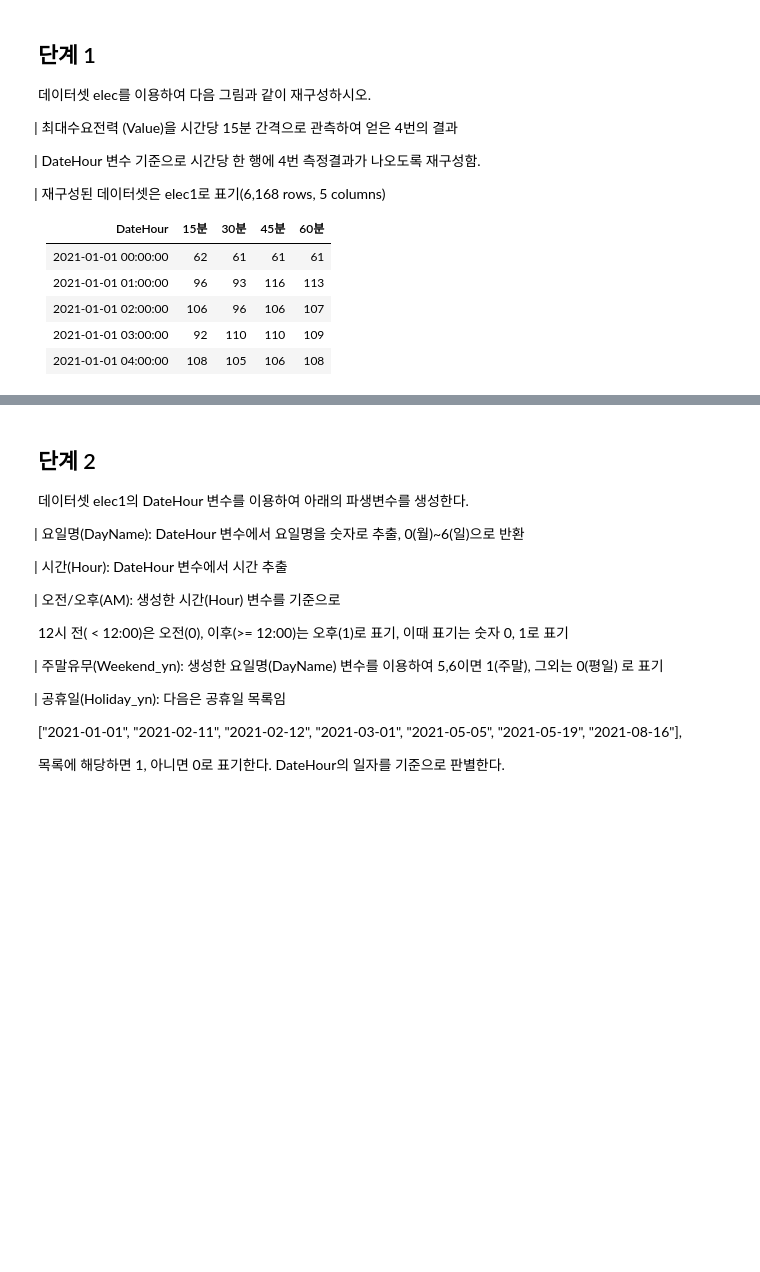
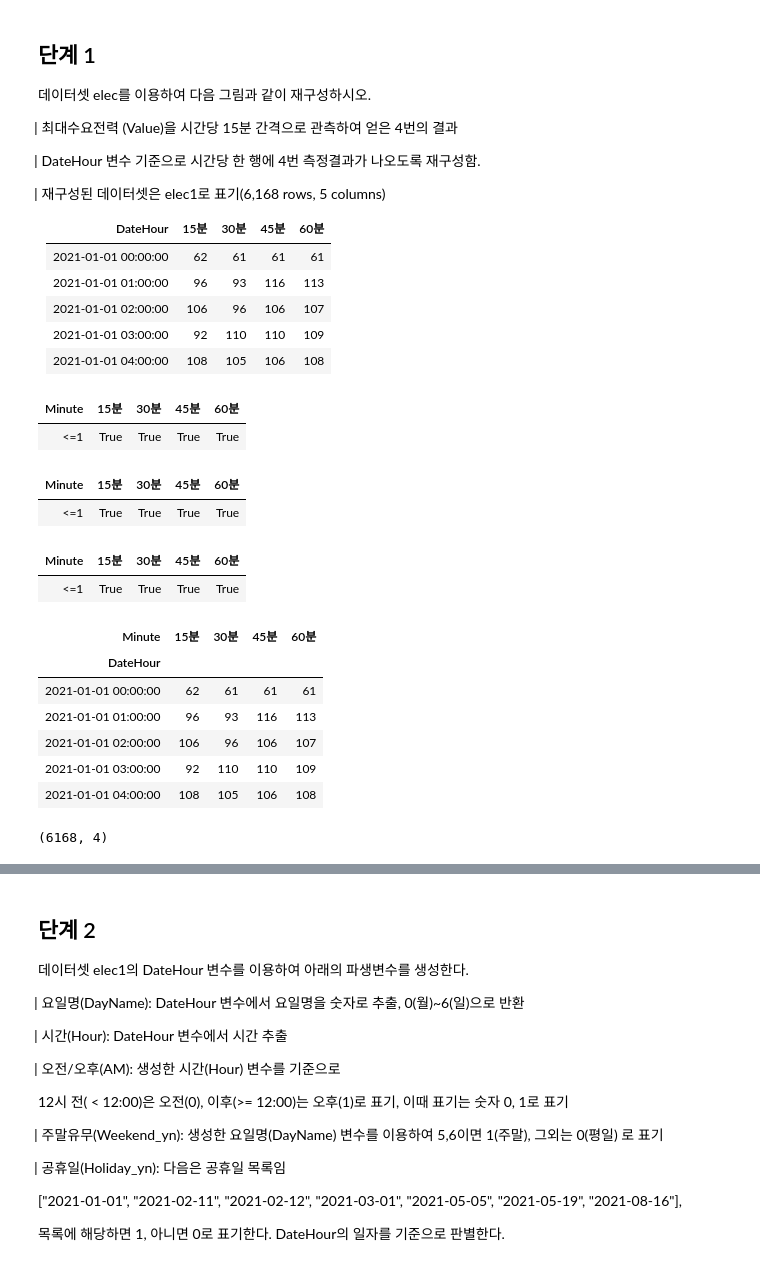
Before and after one commit to dowonjj/DS_lv3_2504_2, a Jupyter notebook: sec_ds_lv3_prob3_prob.ipynb, the cells around one changed output, grey strips where cells are left out. Cells and saved outputs as stored; diff of their text form; code cells hidden in the pictures; blank space fills up the shorter version.

```diff
--- a/sec_ds_lv3_prob3_prob.ipynb
+++ b/sec_ds_lv3_prob3_prob.ipynb
@@ -168,3 +168,52 @@ memory usage: 433.8 KB
 |2021-01-01 02:00:00|106|96|106|107|
 |2021-01-01 03:00:00|92|110|110|109|
 |2021-01-01 04:00:00|108|105|106|108|
+# %%
+#  빈도수 구하기 방법 1
+# pd.crosstab: 두개의 기준(행, 컬럼) 기준 셀에 대응 되는 데이터를 카운트 => 빈도수 테이블
+(
+    pd.crosstab(
+        index = df_elec['DateHour'], columns= df_elec['Minute']
+    ) <= 1
+).all(axis=0).rename('<=1').to_frame().T
+# %% [output]
+| Minute | 15분 | 30분 | 45분 | 60분 |
+| <=1 | True | True | True | True |
+# %%
+#  빈도수 구하기 방법 2
+(
+    df_elec.pivot_table(
+        index = 'DateHour', columns= 'Minute', aggfunc = 'size'
+    ) <= 1
+).all(axis=0).rename('<=1').to_frame().T
+# %% [output]
+| Minute | 15분 | 30분 | 45분 | 60분 |
+| <=1 | True | True | True | True |
+# %%
+#  빈도수 구하기 방법 3
+(
+    df_elec.groupby(['DateHour', 'Minute']).size().unstack(
+        level = -1
+    )
+).all(axis=0).rename('<=1').to_frame().T
+# %% [output]
+| Minute | 15분 | 30분 | 45분 | 60분 |
+| <=1 | True | True | True | True |
+# %%
+# 방법1 : pd.pivot
+# pd.DataFrame.pivot:   agg_func x
+# pd.DataFrame.pivot_table: agg_func O
+df_elec1 = df_elec.pivot(
+    index = 'DateHour', columns = 'Minute', values = 'Value'
+) # (6,168 rows, 5 columns)
+display(df_elec1.head())
+df_elec1.shape
+# %% [output]
+| Minute | 15분 | 30분 | 45분 | 60분 |
+| DateHour |  |  |  |  |
+| 2021-01-01 00:00:00 | 62 | 61 | 61 | 61 |
+| 2021-01-01 01:00:00 | 96 | 93 | 116 | 113 |
+| 2021-01-01 02:00:00 | 106 | 96 | 106 | 107 |
+| 2021-01-01 03:00:00 | 92 | 110 | 110 | 109 |
+| 2021-01-01 04:00:00 | 108 | 105 | 106 | 108 |
+(6168, 4)
```
Also changed, not shown: parts of 8 cells of this notebook.
